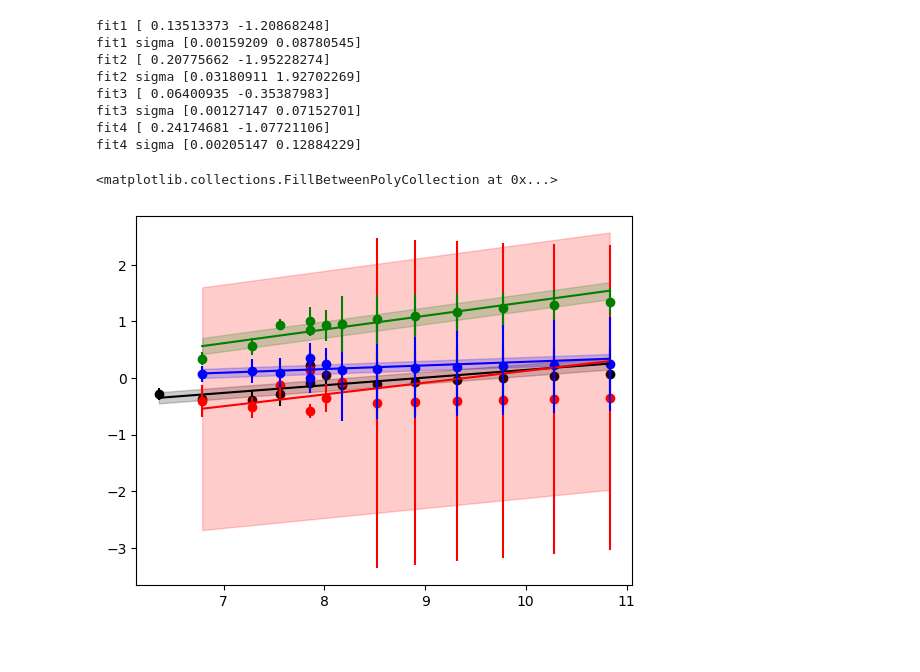
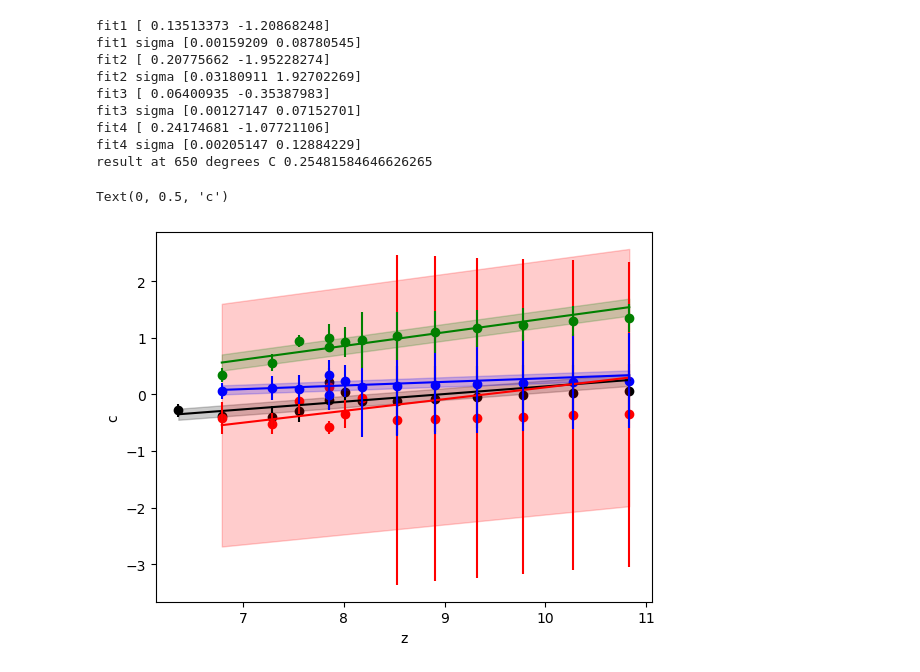
Before and after one commit to maggiehuff/Public, a Jupyter notebook: basic_linear_regression.ipynb, the cells around one changed output. Cells and saved outputs as stored; diff of their text form; code cells hidden in the pictures.

```diff
--- a/basic_linear_regression.ipynb
+++ b/basic_linear_regression.ipynb
@@ -16,18 +16,35 @@ sheet4 = pd.read_excel(xls, sheet_name=xls.sheet_names[3])
 z1=sheet1.loc[:,"z"]
 c1=sheet1.loc[:,"c"]
 c1err=sheet1.loc[:,"d"]
+x1=sheet1.loc[:,"x"]
+a1=sheet1.loc[:,"a"]
+a1err=sheet1.loc[:,"b"]
+y1=sheet1.loc[:,"y"]
 
 z2=sheet2.loc[:,"z"]
 c2=sheet2.loc[:,"c"]
 c2err=sheet2.loc[:,"d"]
+x2=sheet2.loc[:,"x"]
+a2=sheet2.loc[:,"a"]
+a2err=sheet2.loc[:,"b"]
+y2=sheet2.loc[:,"y"]
+
 
 z3=sheet3.loc[:,"z"]
 c3=sheet3.loc[:,"c"]
 c3err=sheet3.loc[:,"d"]
+x3=sheet3.loc[:,"x"]
+a3=sheet3.loc[:,"a"]
+a3err=sheet3.loc[:,"b"]
+y3=sheet3.loc[:,"y"]
 
 z4=sheet4.loc[:,"z"]
 c4=sheet4.loc[:,"c"]
 c4err=sheet4.loc[:,"d"]
+x4=sheet4.loc[:,"x"]
+a4=sheet4.loc[:,"a"]
+a4err=sheet4.loc[:,"b"]
+y4=sheet4.loc[:,"y"]
 
 fit1,fit1cov=optimize.curve_fit(linear, z1, c1, sigma=c1err)
 fit1_input=np.linspace(z1[0],list(z1)[-1],100)
@@ -65,6 +82,12 @@ print("fit4",fit4)
 print("fit4 sigma",fit4_sigma)
 fit4_upperbound_err=fit4_input*(fit4[0]+fit4_sigma[0])+(fit4[1]+fit4_sigma[1])
 fit4_lowerbound_err=fit4_input*(fit4[0]-fit4_sigma[0])+(fit4[1]-fit4_sigma[1])
+
+#Want result at x=650,
+#x=650->z=10.83
+#
+
+print("result at 650 degrees C", (10.83)*fit1[0]+fit1[1])
 # %% [output]
 fit1 [ 0.13513373 -1.20868248]
 fit1 sigma [0.00159209 0.08780545]
@@ -74,28 +97,31 @@ fit3 [ 0.06400935 -0.35387983]
 fit3 sigma [0.00127147 0.07152701]
 fit4 [ 0.24174681 -1.07721106]
 fit4 sigma [0.00205147 0.12884229]
+result at 650 degrees C 0.25481584646626265
 # %%
 fig1,ax1=plt.subplots()
 ax1.scatter(z1,c1,color='black')
 ax1.errorbar(z1,c1,yerr=c1err,color='black',linestyle='none')
 ax1.plot(fit1_input,fit1_output,color='black')
 ax1.fill_between(fit1_input,fit1_upperbound_err,fit1_lowerbound_err,color='black',alpha=0.2)
 
 
 ax1.scatter(z2,c2,color='red')
 ax1.errorbar(z2,c2,yerr=c2err,color='red',linestyle='none')
 ax1.plot(fit2_input,fit2_output,color='red')
 ax1.fill_between(fit2_input,fit2_upperbound_err,fit2_lowerbound_err,color='red',alpha=0.2)
 
 ax1.scatter(z3,c3,color='blue')
 ax1.errorbar(z3,c3,yerr=c3err,color='blue',linestyle='none')
 ax1.plot(fit3_input,fit3_output,color='blue')
 ax1.fill_between(fit3_input,fit3_upperbound_err,fit3_lowerbound_err,color='blue',alpha=0.2)
 
 ax1.scatter(z4,c4,color='green')
 ax1.errorbar(z4,c4,yerr=c4err,color='green',linestyle='none')
 ax1.plot(fit4_input,fit4_output,color='green')
 ax1.fill_between(fit4_input,fit4_upperbound_err,fit4_lowerbound_err,color='green',alpha=0.2)
+ax1.set_xlabel("z")
+ax1.set_ylabel("c")
 # %% [output]
-<matplotlib.collections.FillBetweenPolyCollection at 0x...>
+Text(0, 0.5, 'c')
-[figure, old version]
+[figure, new version]
```
Also changed, not shown: parts of 2 cells of this notebook.
